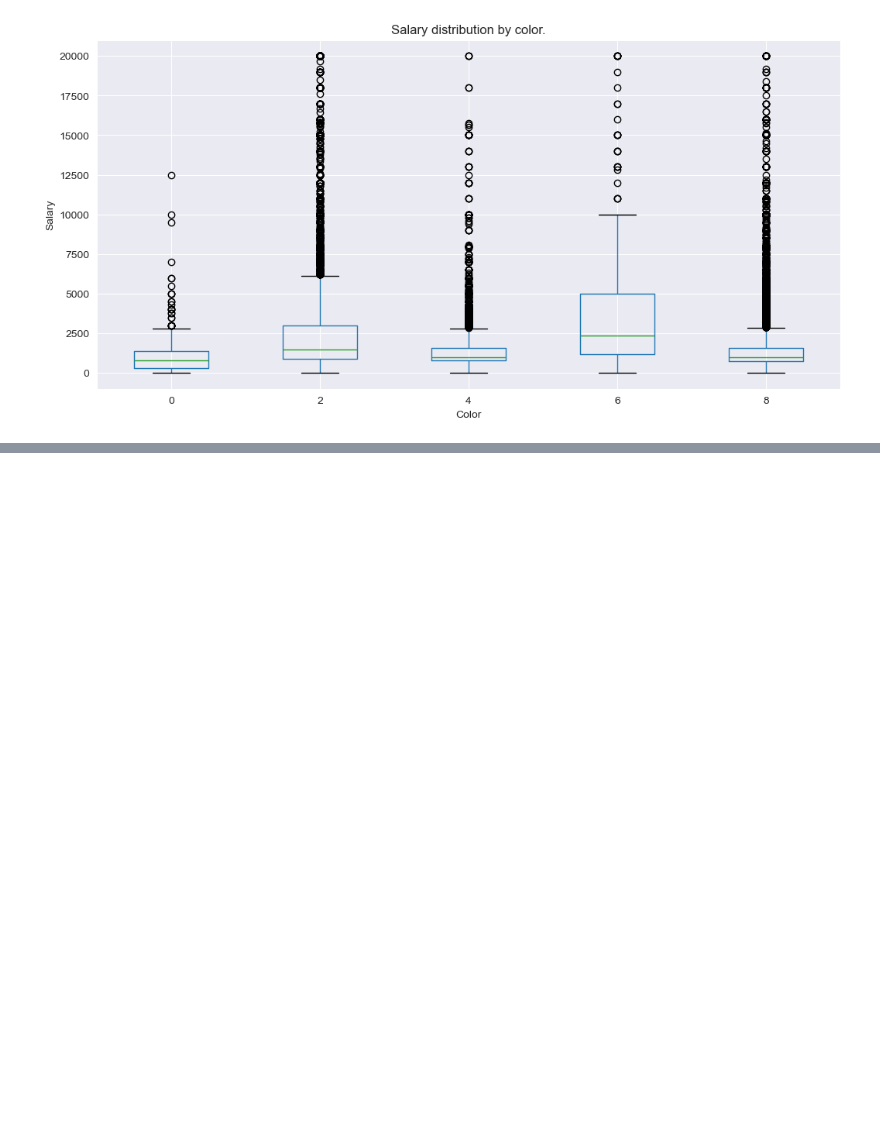
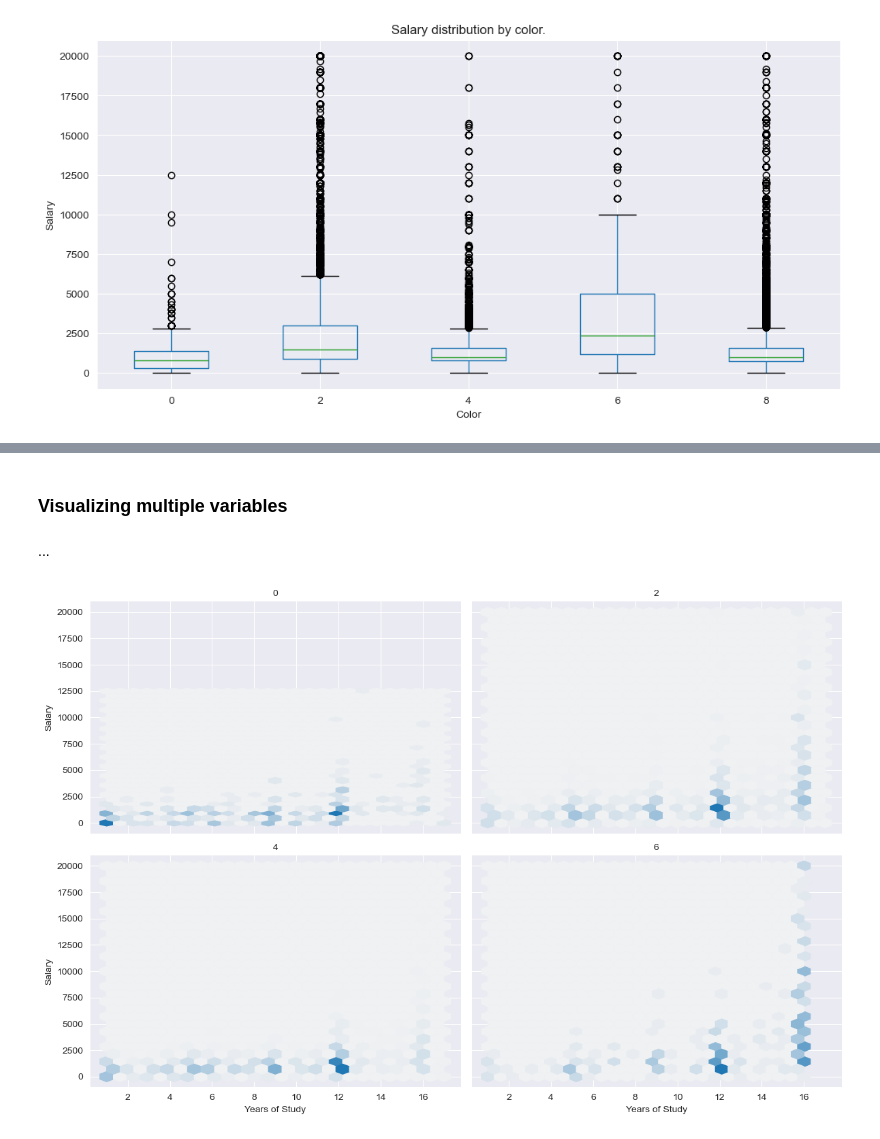
Before and after one commit to gdserafini/pratical-statistics, a Jupyter notebook: src/1-exploratory-data-analysis/exploratory_data_analysis.ipynb, the cells around one changed output, grey strips where cells are left out. Cells and saved outputs as stored; diff of their text form; code cells hidden in the pictures; blank space fills up the shorter version.

```diff
--- a/src/1-exploratory-data-analysis/exploratory_data_analysis.ipynb
+++ b/src/1-exploratory-data-analysis/exploratory_data_analysis.ipynb
@@ -426,0 +439,29 @@ plt.show()
+# %% [markdown]
+### Visualizing multiple variables
+# %% [markdown]
+...
+# %%
+from typing import Any
+
+
+colors = [0, 2, 4, 6]
+c_until_20k_salary = until_20k_salary.query(
+    "Color in @colors"
+)
+
+
+def hexbin(x: Any, y: Any, color: Any, **kwargs) -> None:
+    cmap = sns.light_palette(color, as_cmap=True)
+    plt.hexbin(x, y, gridsize=25, cmap=cmap, **kwargs)
+
+
+g = sns.FacetGrid(
+    c_until_20k_salary, col='Color',
+    col_wrap=2, height=4, aspect=1.5
+)
+g.map(hexbin, 'Years of Study', 'Salary')
+g.set_axis_labels('Years of Study', 'Salary')
+g.set_titles('{col_name:.0f}')
+plt.show()
+# %% [output]
+[figure, added]
```
Also changed, not shown: parts of 2 cells of this notebook, 1 other file.
